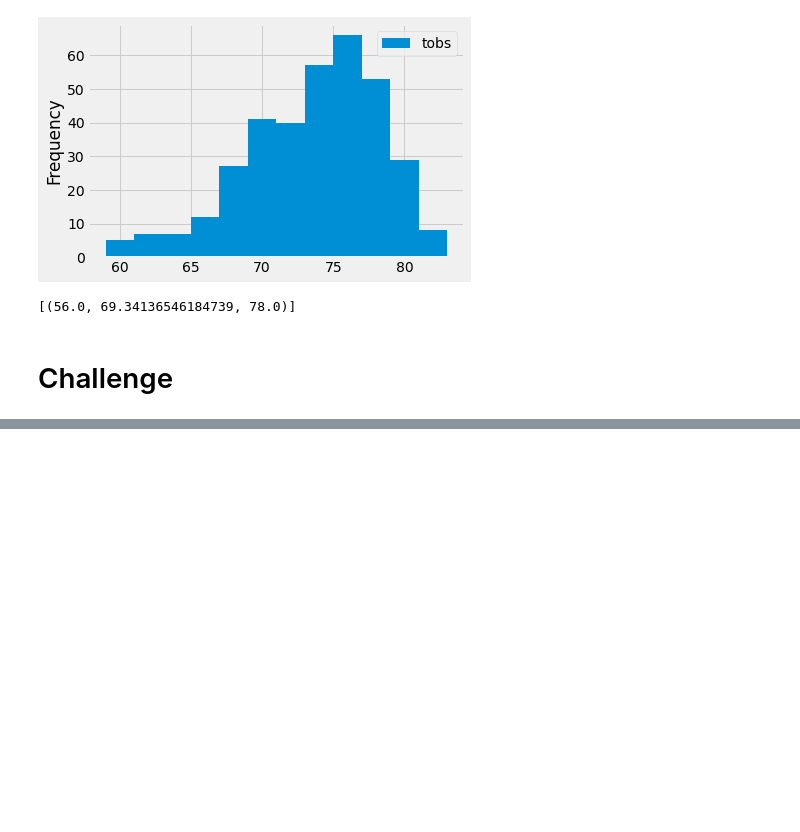
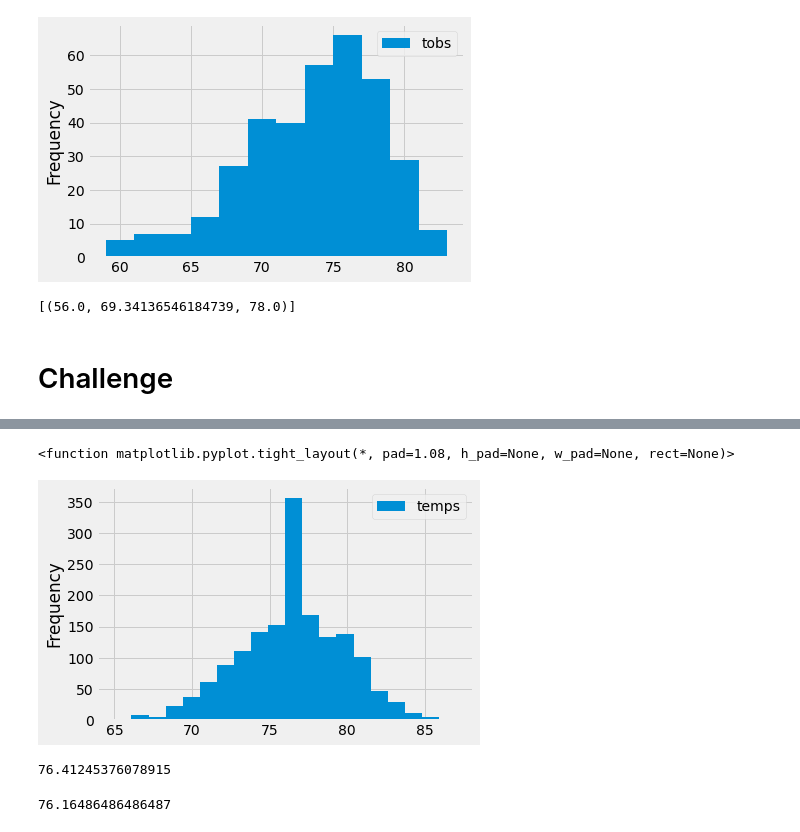
Before and after one commit to SirTonkaton/Surfs-up, a Jupyter notebook: climate_analysis.ipynb, the cells around one changed output, grey strips where cells are left out. Drawn from its saved outputs; the diff is of its cells as text; code cells hidden in the pictures; blank space fills up the shorter version.

```diff
--- a/climate_analysis.ipynb
+++ b/climate_analysis.ipynb
@@ -197,3 +197,8 @@ print(calc_temp('2012-02-028','2012-03-05'))
 [(56.0, 69.34136546184739, 78.0)]
 # %% [markdown]
 # Challenge
+# %%
+%matplotlib inline
+from matplotlib import style
+style.use('fivethirtyeight')
+import matplotlib.pyplot as plt
@@ -199,0 +294,20 @@ print(calc_temp('2012-02-028','2012-03-05'))
+# %%
+aug_df = pd.DataFrame(aug_temps_list, columns=["temps"])
+aug_df.describe()
+aug_df.plot.hist(bins=20)
+plt.tight_layout
+# %% [output]
+<function matplotlib.pyplot.tight_layout(*, pad=1.08, h_pad=None, w_pad=None, rect=None)>
+[figure, added]
+# %%
+aug_temps = session.query(Measurement).filter(extract('month', Measurement.date) == 8)
+aug_temps_list = [temp.tobs for temp in aug_temps]
+print(np.mean(aug_temps_list))
+# %% [output]
+76.41245376078915
+# %%
+sept_temps = session.query(Measurement).filter(extract('month', Measurement.date) == 9)
+sept_temps_list = [temp.tobs for temp in sept_temps]
+print(np.mean(sept_temps_list))
+# %% [output]
+76.16486486486487
```
Also changed, not shown: parts of 18 cells of this notebook, 4 other files.
